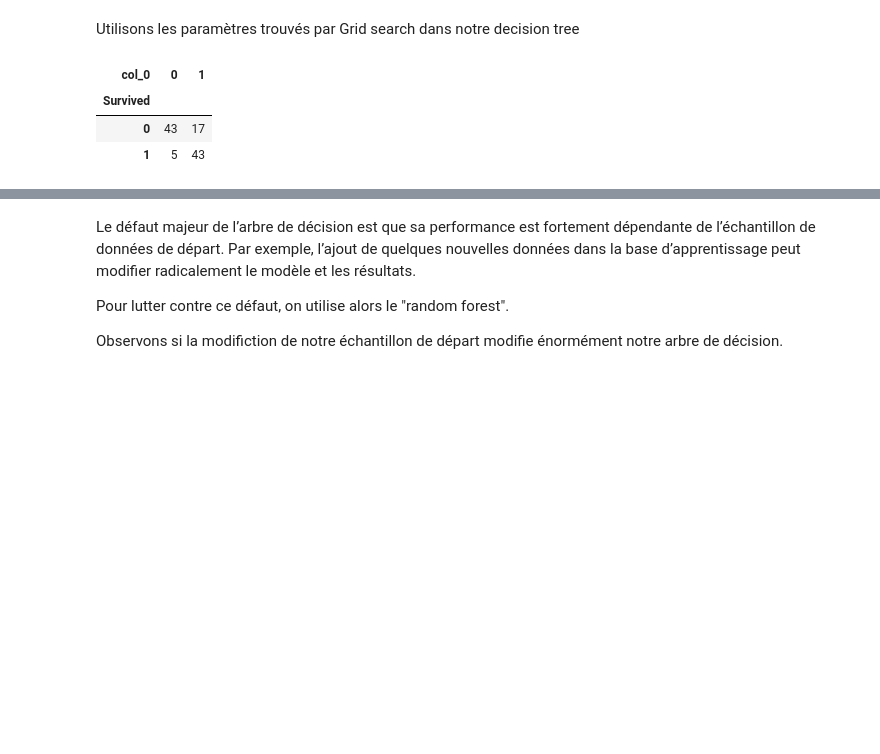
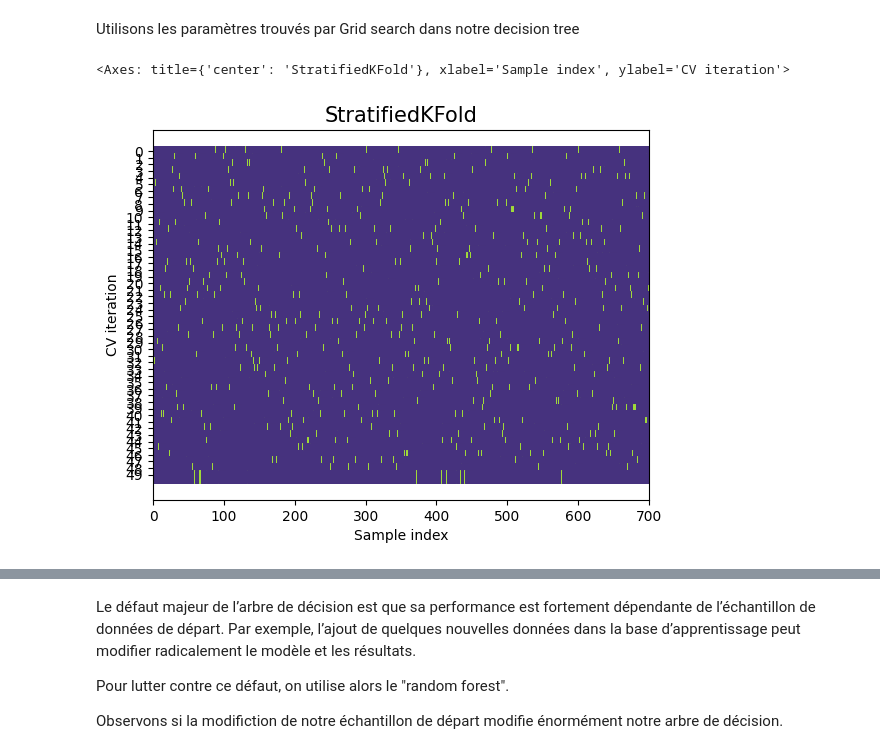
Before and after one commit to odri96352/info6, a Jupyter notebook: titanic_decision_tree.ipynb, the cells around one changed output, grey strips where cells are left out. Saved outputs shown, nothing was run; the diff lists cells and outputs as text; code cells hidden in the pictures; blank space fills up the shorter version.

```diff
--- a/titanic_decision_tree.ipynb
+++ b/titanic_decision_tree.ipynb
@@ -183,9 +162,40 @@ dt = DecisionTreeClassifier(random_state=42, class_weight= {0: 0.4, 1: 0.6}, max
-# %%
-dt.fit(X_train,y_train)
-y_predict = dt.predict(X_test)
-pds.crosstab(y_test,y_predict)
-# %% [output]
-| col_0 | 0 | 1 |
-| Survived |  |  |
-| 0 | 43 | 17 |
-| 1 | 5 | 43 |
+# %%
+def plot_cv_indices(cv, X, y, ax, n_splits, lw=10):
+    """Create a sample plot for indices of a cross-validation object."""
+
+    # Generate the training/testing visualizations for each CV split
+    for ii, (tr, tt) in enumerate(cv.split(X=X, y=y)):
+        # Fill in indices with the training/test groups
+        indices = np.array([np.nan] * len(X))
+        indices[tt] = 1
+        indices[tr] = 0
+
+        # Visualize the results
+        ax.scatter(
+            range(len(indices)),
+            [ii + 0.5] * len(indices),
+            c=indices,
+            marker="_",
+            lw=lw,
+            vmin=-0.2,
+            vmax=1.2,
+        )
+
+
+    # Formatting
+    yticklabels = list(range(n_splits))
+    ax.set(
+        yticks=np.arange(n_splits) + 0.2,
+        yticklabels=yticklabels,
+        xlabel="Sample index",
+        ylabel="CV iteration",
+        ylim=[n_splits+3, -3],
+        xlim=[0, 700],
+    )
+    ax.set_title("{}".format(type(cv).__name__), fontsize=15)
+    return ax
+fig, ax = plt.subplots()
+plot_cv_indices(cv, X, y, ax, n_splits=n_splits)
+# %% [output]
+<Axes: title={'center': 'StratifiedKFold'}, xlabel='Sample index', ylabel='CV iteration'>
+[figure, new version]
```
Also changed, not shown: parts of 35 cells of this notebook, 1 other file.
